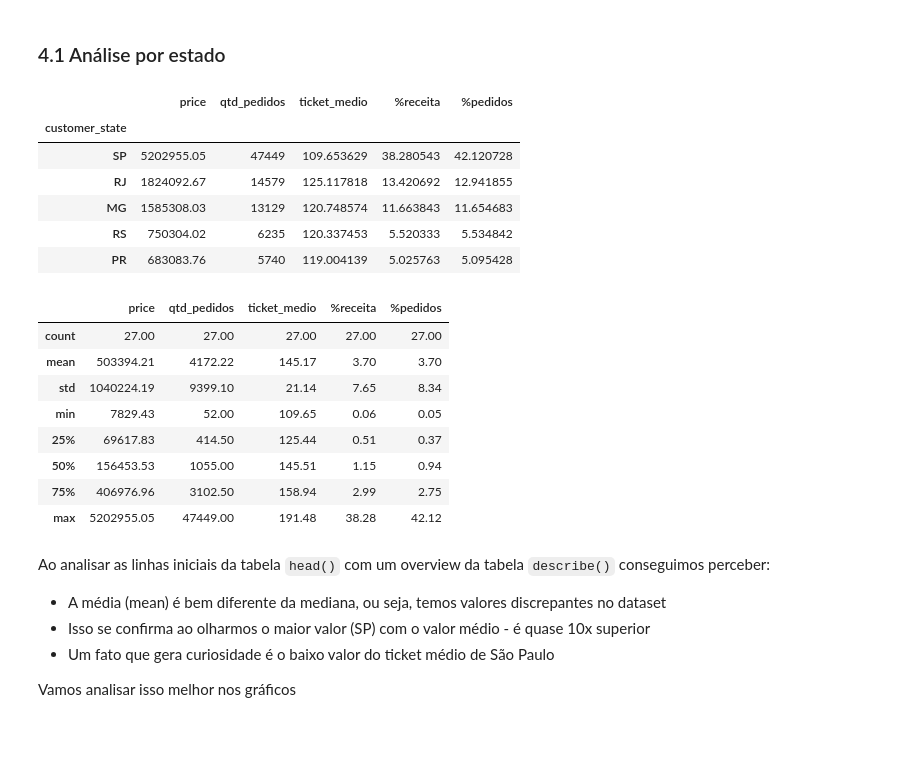
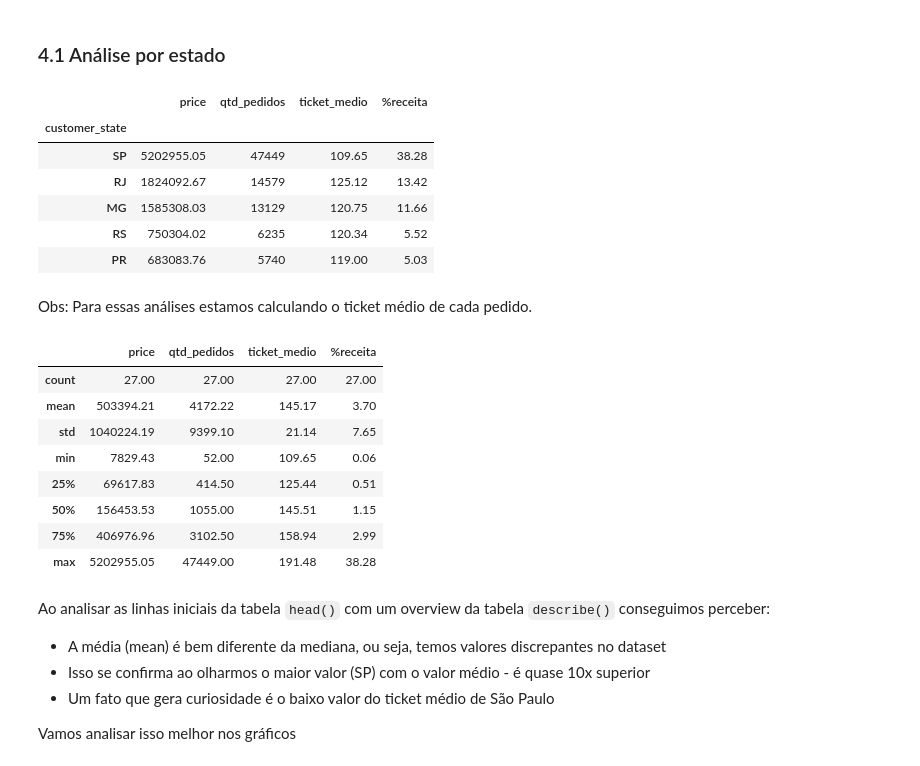
Before and after one commit to luisboani/Olist_Analysis, a Jupyter notebook: [Portuguese]Olist_Analysis.ipynb, the cells around one changed output. Saved outputs shown, nothing was run; the diff lists cells and outputs as text; code cells hidden in the pictures; blank space fills up the shorter version.

```diff
--- a/[Portuguese]Olist_Analysis.ipynb
+++ b/[Portuguese]Olist_Analysis.ipynb
@@ -80,56 +80,55 @@ Vamos tentar responder algumas perguntas iniciais:
 # %%
 # Unindo as tabelas customers e orders pela coluna 'customer_id'
 # customers -- (customer_id) -- orders
 df = customers.merge(orders, on=['customer_id'])
 
 # Limpando colunas desnecessárias para análise
 df = df[['order_id', 'customer_state', 'customer_city']]
 
 # Fazendo o segundo join
 df = df.merge(order_items, on=['order_id'])
 
-# Limpando as colunas novamente
 # Para as análises gerais vamos DESCONSIDERAR o valor do frete
 df = df[['customer_state', 'price']]
 
 # Criando uma coluna para contar os pedidos
 df['qtd_pedidos'] = 1
 
 # Agrupando as colunas por estado
 df = df.groupby('customer_state').sum().sort_values(by=['price'],ascending=False)
 
-# Adicionando coluna que calcula o ticket médio
+# Adicionando coluna que calcula o ticket médio de cada pedido
 df['ticket_medio'] = df['price']/df['qtd_pedidos']
 
-# Adicionando colunas com os percentuais relativos de vendas e quantidade de pedidos
+# Adicionando coluna com o percentual relativo de vendas
 df['%receita'] = df['price']*100/df['price'].sum()
-df['%pedidos'] = df['qtd_pedidos']*100/df['qtd_pedidos'].sum()
 
 vendas_estado = df
 
 vendas_estado.head()
 # %% [output]
-|  | price | qtd_pedidos | ticket_medio | %receita | %pedidos |
-| customer_state |  |  |  |  |  |
-| SP | 5202955.05 | 47449 | 109.653629 | 38.280543 | 42.120728 |
-| RJ | 1824092.67 | 14579 | 125.117818 | 13.420692 | 12.941855 |
-| MG | 1585308.03 | 13129 | 120.748574 | 11.663843 | 11.654683 |
-| RS | 750304.02 | 6235 | 120.337453 | 5.520333 | 5.534842 |
-| PR | 683083.76 | 5740 | 119.004139 | 5.025763 | 5.095428 |
+|  | price | qtd_pedidos | ticket_medio | %receita |
+| customer_state |  |  |  |  |
+| SP | 5202955.05 | 47449 | 109.65 | 38.28 |
+| RJ | 1824092.67 | 14579 | 125.12 | 13.42 |
+| MG | 1585308.03 | 13129 | 120.75 | 11.66 |
+| RS | 750304.02 | 6235 | 120.34 | 5.52 |
+| PR | 683083.76 | 5740 | 119.00 | 5.03 |
+# %% [markdown]
+Obs: Para essas análises estamos calculando o ticket médio de cada pedido.
 # %%
-# Analisando a tabela acima com a tabela abaixo já conseguimos tirar algumas conclusões
 pd.set_option('display.float_format', lambda x: '%.2f' % x)
 df.describe()
 # %% [output]
-|  | price | qtd_pedidos | ticket_medio | %receita | %pedidos |
-| count | 27.00 | 27.00 | 27.00 | 27.00 | 27.00 |
-| mean | 503394.21 | 4172.22 | 145.17 | 3.70 | 3.70 |
-| std | 1040224.19 | 9399.10 | 21.14 | 7.65 | 8.34 |
-| min | 7829.43 | 52.00 | 109.65 | 0.06 | 0.05 |
-| 25% | 69617.83 | 414.50 | 125.44 | 0.51 | 0.37 |
-| 50% | 156453.53 | 1055.00 | 145.51 | 1.15 | 0.94 |
-| 75% | 406976.96 | 3102.50 | 158.94 | 2.99 | 2.75 |
-| max | 5202955.05 | 47449.00 | 191.48 | 38.28 | 42.12 |
+|  | price | qtd_pedidos | ticket_medio | %receita |
+| count | 27.00 | 27.00 | 27.00 | 27.00 |
+| mean | 503394.21 | 4172.22 | 145.17 | 3.70 |
+| std | 1040224.19 | 9399.10 | 21.14 | 7.65 |
+| min | 7829.43 | 52.00 | 109.65 | 0.06 |
+| 25% | 69617.83 | 414.50 | 125.44 | 0.51 |
+| 50% | 156453.53 | 1055.00 | 145.51 | 1.15 |
+| 75% | 406976.96 | 3102.50 | 158.94 | 2.99 |
+| max | 5202955.05 | 47449.00 | 191.48 | 38.28 |
 # %% [markdown]
 Ao analisar as linhas iniciais da tabela `head()` com um overview da tabela `describe()` conseguimos perceber:
 - A média (mean) é bem diferente da mediana, ou seja, temos valores discrepantes no dataset
```
Also changed, not shown: parts of 13 cells of this notebook, 1 other file.
